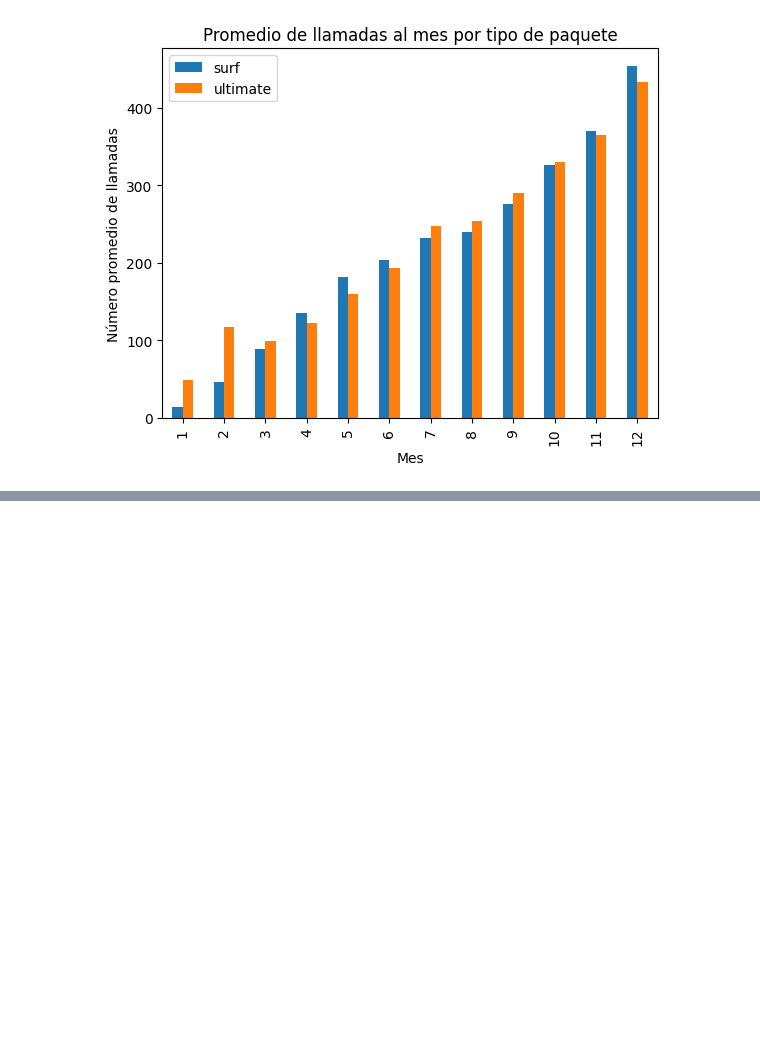
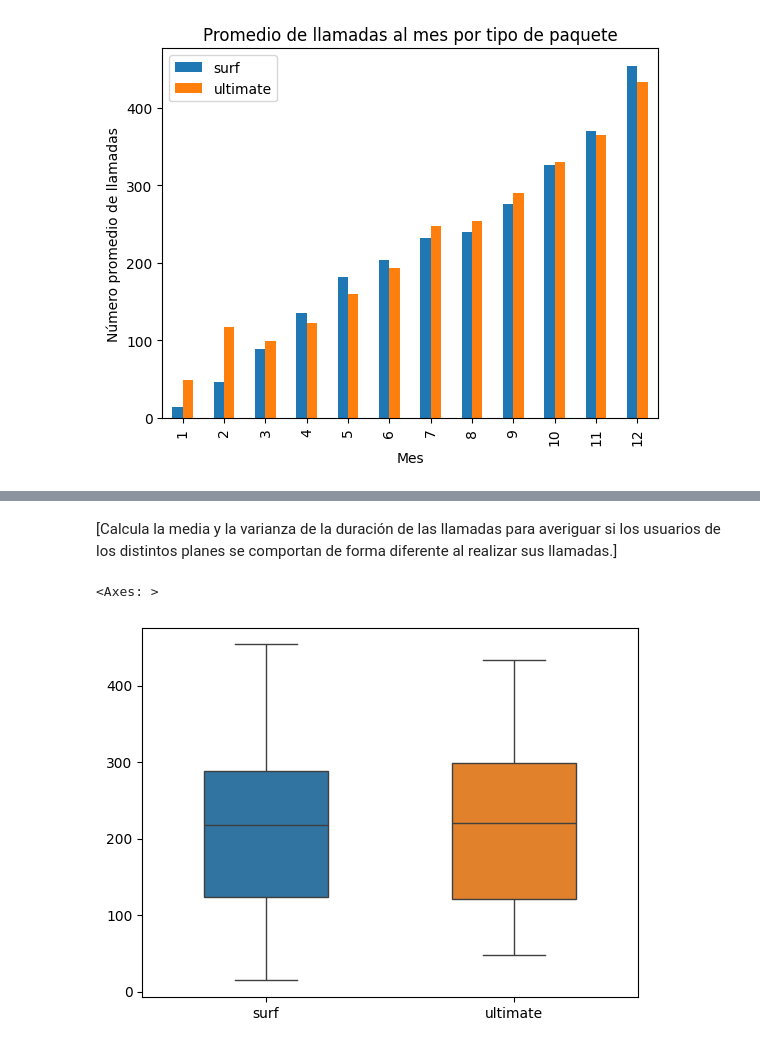
Before and after one commit to DiffelVIA/Sprint_5, a Jupyter notebook: sprint_5.ipynb, the cells around one changed output, grey strips where cells are left out. Cells and saved outputs as stored; diff of their text form; code cells hidden in the pictures; blank space fills up the shorter version.

```diff
--- a/sprint_5.ipynb
+++ b/sprint_5.ipynb
@@ -444,0 +456,14 @@ plt.show()
+# %% [markdown]
+[Calcula la media y la varianza de la duración de las llamadas para averiguar si los usuarios de los distintos planes se comportan de forma diferente al realizar sus llamadas.]
+# %%
+mean_duration_surf = total_info[total_info['tariff']=='surf'].groupby('month')['total_duration'].mean()
+variance_surf = np.var(mean_duration_surf)
+
+mean_duration_ultimate = total_info[total_info['tariff']=='ultimate'].groupby('month')['total_duration'].mean()
+variance_ultimate = np.var(mean_duration_ultimate)
+
+boxplot = pd.Series(mean_duration_surf,name='surf').to_frame().join(pd.Series(mean_duration_ultimate,name='ultimate'))
+sns.boxplot(data=boxplot, width=0.5)
+# %% [output]
+<Axes: >
+[figure, added]
```
Also changed, not shown: parts of 10 cells of this notebook.
